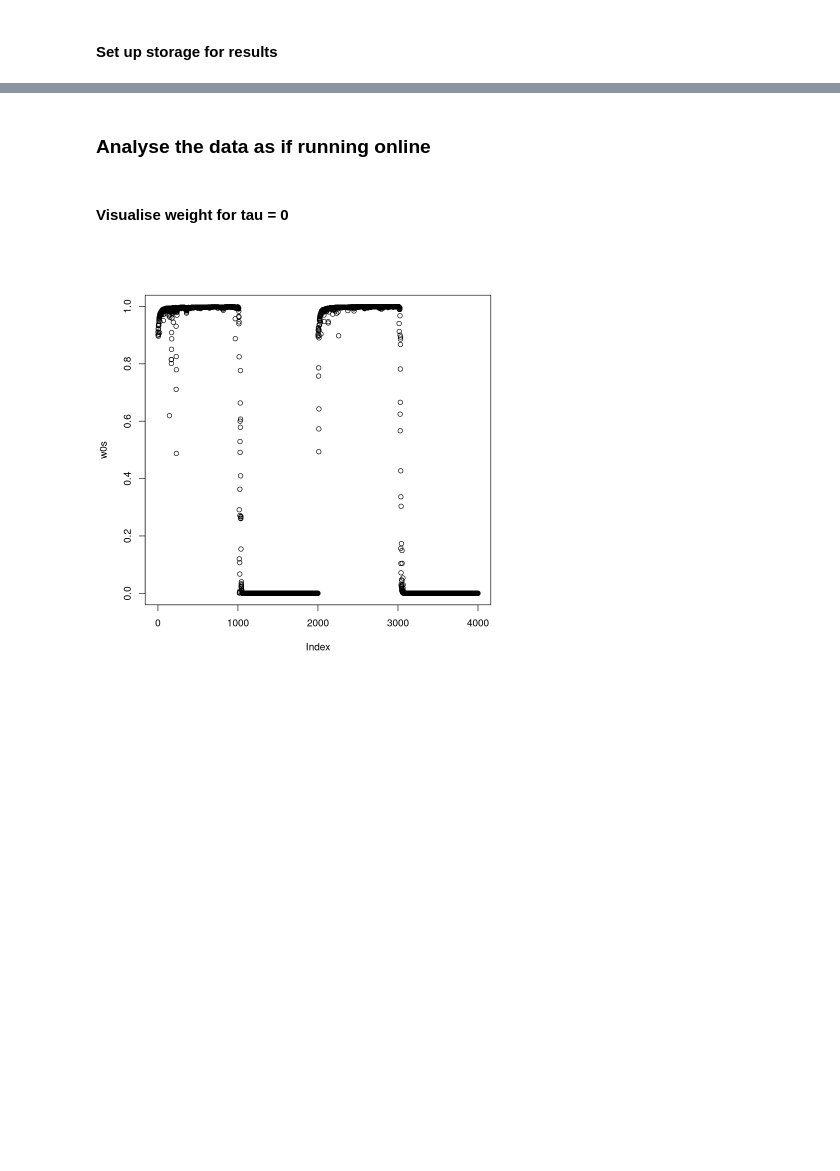
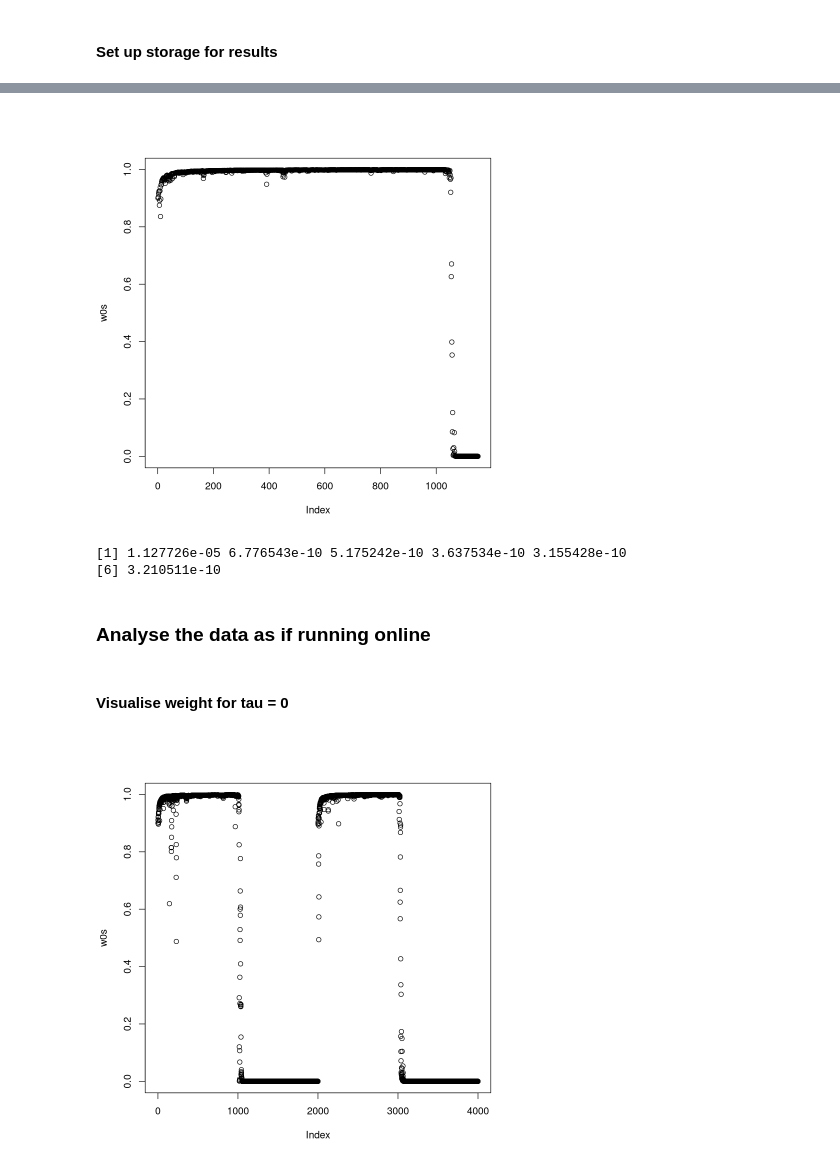
Before and after one commit to grosed/bagel, a Jupyter notebook: notebooks/README.ipynb, the cells around one changed output, grey strips where cells are left out. Drawn from its saved outputs; the diff is of its cells as text; code cells hidden in the pictures; blank space fills up the shorter version.

```diff
--- a/notebooks/README.ipynb
+++ b/notebooks/README.ipynb
@@ -157,3 +183,19 @@ w0s <- c()
+# %%
+for(y in Y[1151:1199])
+{
+  # update the model with the most recent data and store the weight at tau = 0
+  w0 <- update(model,y)
+  w0s <- c(w0s,w0) # log the result
+}
+# %%
+plot(w0s)
+# %% [output]
+[figure, added]
+# %%
+head(weights(model))
+# %% [output]
+[1] 1.127726e-05 6.776543e-10 5.175242e-10 3.637534e-10 3.155428e-10
+[6] 3.210511e-10
 # %% [markdown]
 ### Analyse the data as if running online
 # %%
```
Also changed, not shown: parts of 7 cells of this notebook.
